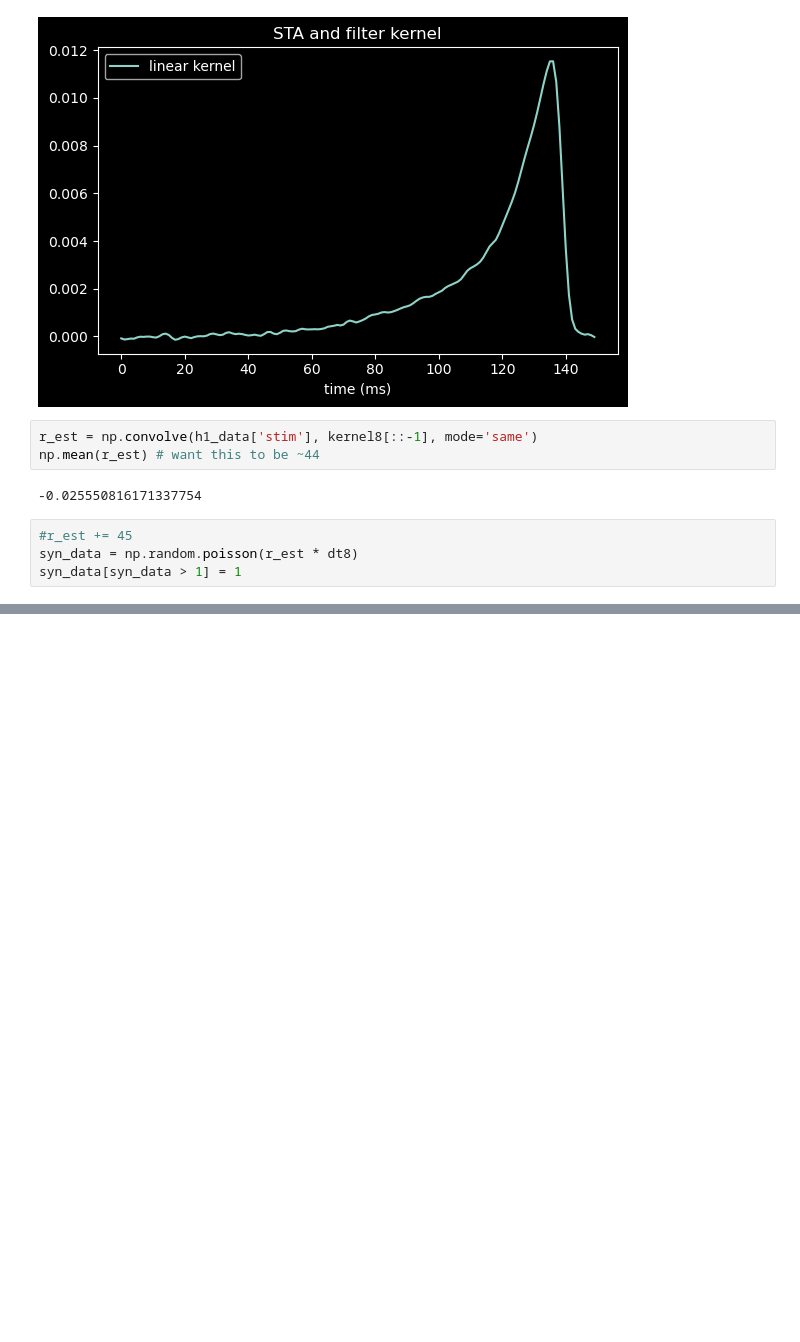
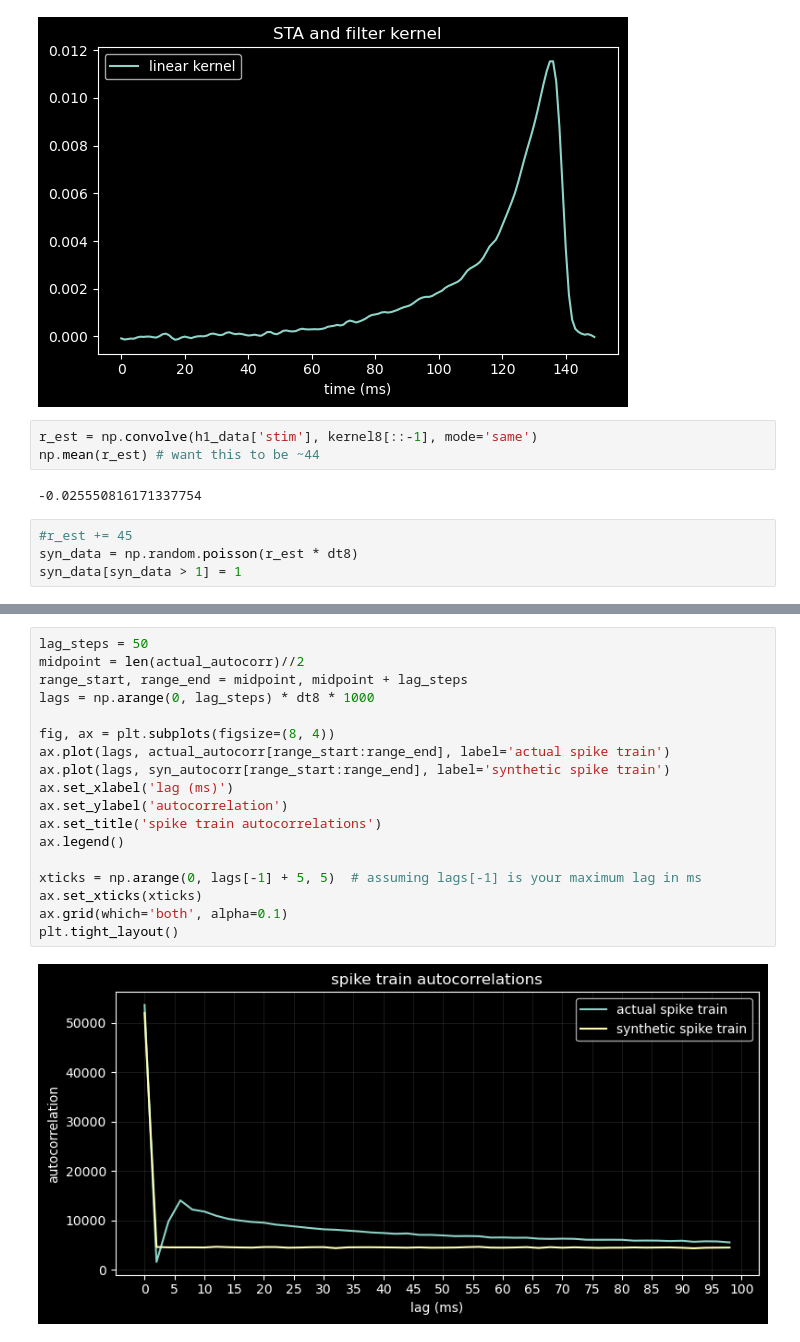
Before and after one commit to polsen99/theoretical_neuroscience, a Jupyter notebook: ch2.ipynb, the cells around one changed output, grey strips where cells are left out. Cells and saved outputs as stored; diff of their text form; blank space fills up the shorter version.

```diff
--- a/ch2.ipynb
+++ b/ch2.ipynb
@@ -153,0 +166,20 @@ plt.tight_layout()
+# %%
+lag_steps = 50
+midpoint = len(actual_autocorr)//2
+range_start, range_end = midpoint, midpoint + lag_steps
+lags = np.arange(0, lag_steps) * dt8 * 1000
+
+fig, ax = plt.subplots(figsize=(8, 4))
+ax.plot(lags, actual_autocorr[range_start:range_end], label='actual spike train')
+ax.plot(lags, syn_autocorr[range_start:range_end], label='synthetic spike train')
+ax.set_xlabel('lag (ms)')
+ax.set_ylabel('autocorrelation')
+ax.set_title('spike train autocorrelations')
+ax.legend()
+
+xticks = np.arange(0, lags[-1] + 5, 5)  # assuming lags[-1] is your maximum lag in ms
+ax.set_xticks(xticks)
+ax.grid(which='both', alpha=0.1)
+plt.tight_layout()
+# %% [output]
+[figure, added]
```
Also changed, not shown: parts of 16 cells of this notebook, 3 other files.
